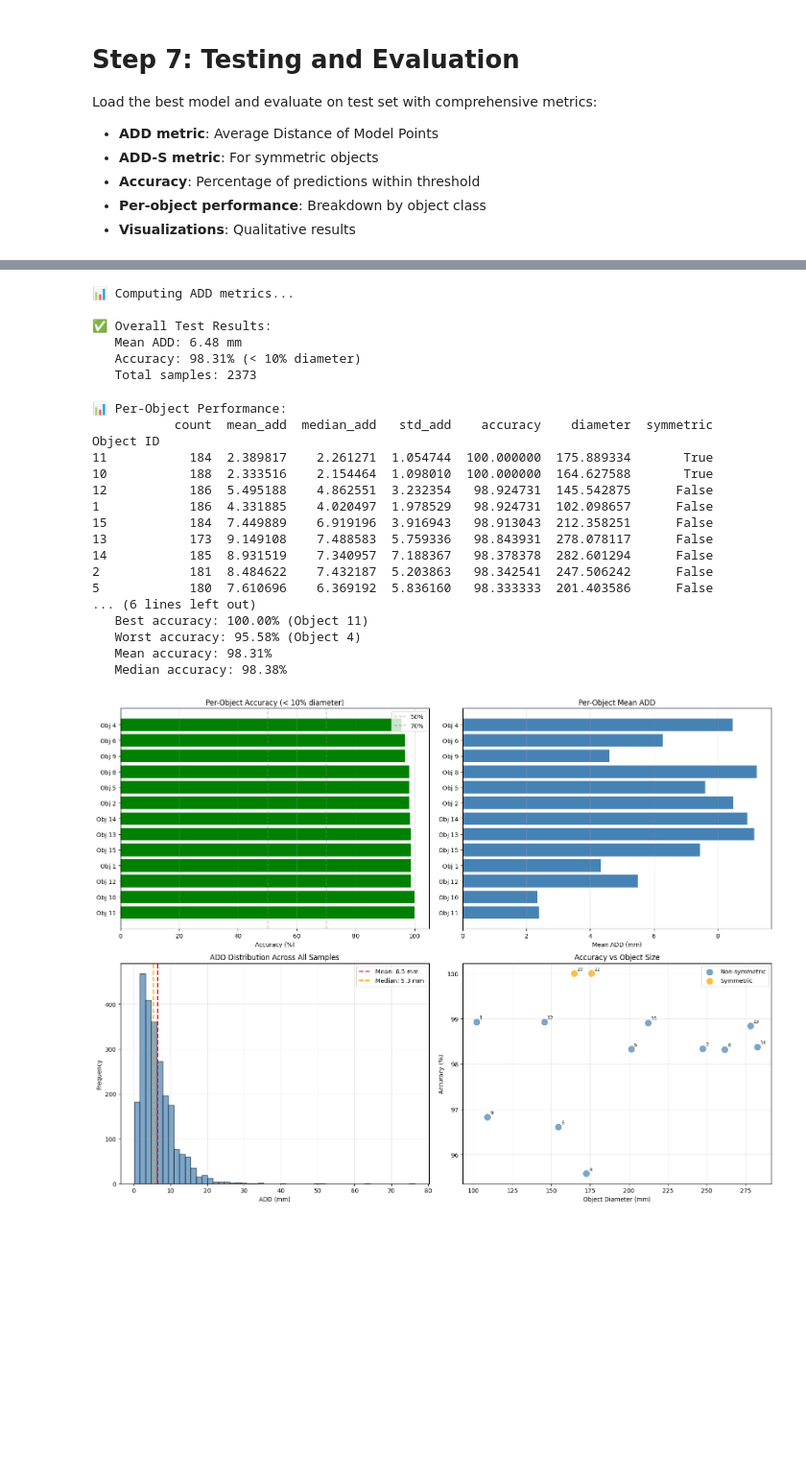
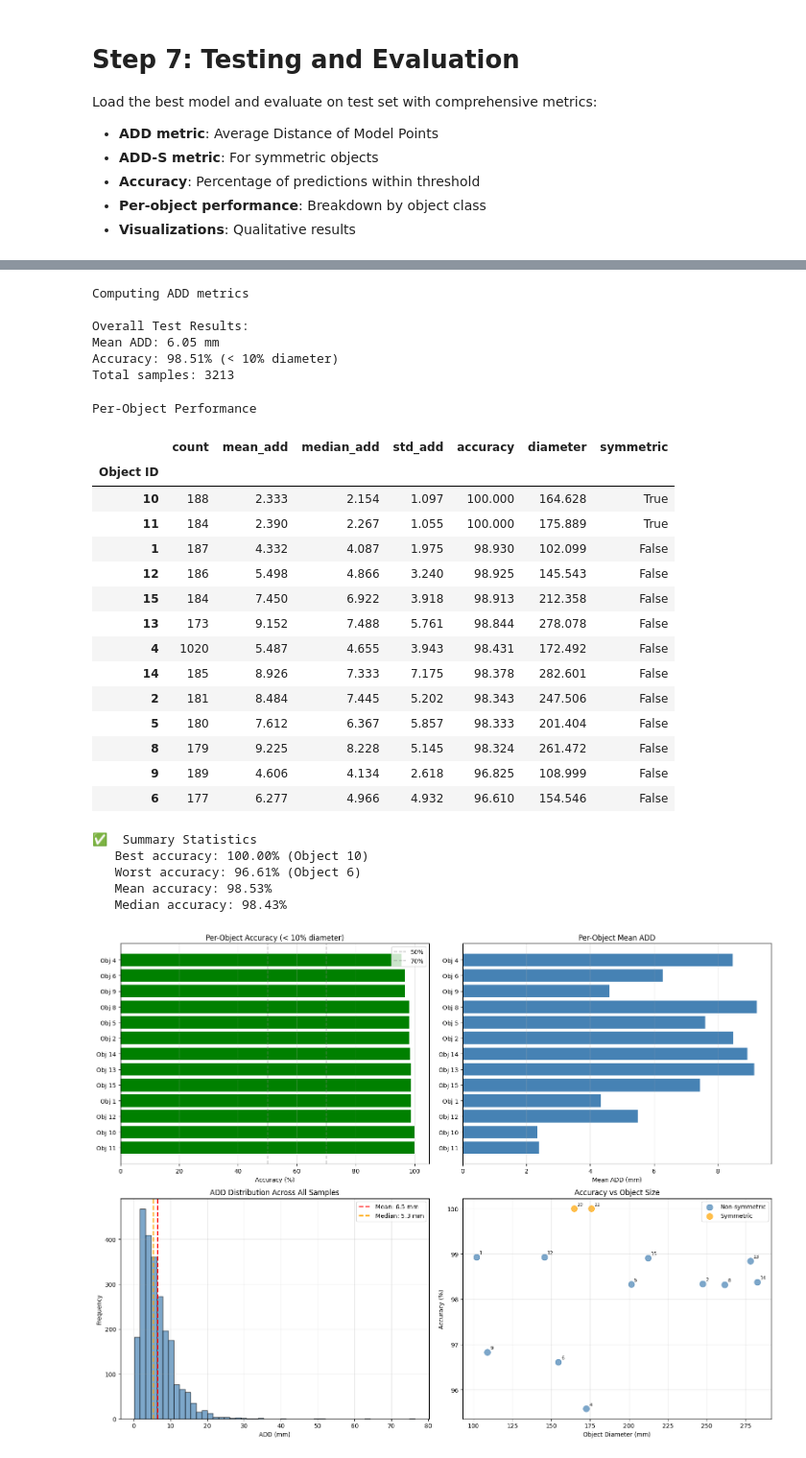
Before and after one commit to ghMellow/polito-aml-6D-pose-estimation, a Jupyter notebook: notebooks/training_rgbd_endtoend.ipynb, the cells around one changed output, grey strips where cells are left out. Shown at 96% size. Saved outputs shown, nothing was run; the diff lists cells and outputs as text; code cells hidden in the pictures; blank space fills up the shorter version.

```diff
--- a/notebooks/training_rgbd_endtoend.ipynb
+++ b/notebooks/training_rgbd_endtoend.ipynb
@@ -727,8 +724,6 @@ print(f"   Unique objects: {len(set(all_obj_ids))}")
 # %%
 # Compute ADD metrics
-print("📊 Computing ADD metrics...")
-#all_pred_t = all_pred_t / 1000
-#all_gt_t = all_gt_t / 1000
+print("Computing ADD metrics")
 
 results = compute_add_batch_full_pose(
     pred_R_batch=all_pred_R,
@@ -743,75 +738,78 @@ results = compute_add_batch_full_pose(
 )
 
 # Print overall metrics
-print(f"\n✅ Overall Test Results:")
-print(f"   Mean ADD: {results['mean_add']:.2f} mm")
-print(f"   Accuracy: {results['accuracy']*100:.2f}% (< {Config.ADD_THRESHOLD*100:.0f}% diameter)")
-print(f"   Total samples: {len(results['add_values'])}")
+print(f"\nOverall Test Results:")
+print(f"Mean ADD: {results['mean_add']:.2f} mm")
+print(f"Accuracy: {results['accuracy']*100:.2f}% (< {Config.ADD_THRESHOLD*100:.0f}% diameter)")
+print(f"Total samples: {len(results['add_values'])}")
 # %% [output]
-📊 Computing ADD metrics...
+Computing ADD metrics
 
-✅ Overall Test Results:
-   Mean ADD: 6.48 mm
-   Accuracy: 98.31% (< 10% diameter)
-   Total samples: 2373
+Overall Test Results:
+Mean ADD: 6.05 mm
+Accuracy: 98.51% (< 10% diameter)
+Total samples: 3213
 # %%
 # Per-object analysis
 import pandas as pd
 
-# Group results by object
 per_object_results = {}
 
 for obj_id in set(all_obj_ids):
-    # Get indices for this object
+    # Get indices
     indices = [i for i, oid in enumerate(all_obj_ids) if oid == obj_id]
 
     # Extract metrics for this object
     obj_add_values = [results['add_values'][i] for i in indices]
     obj_is_correct = [results['is_correct'][i] for i in indices]
 
     # Compute statistics
     per_object_results[obj_id] = {
         'count': len(indices),
         'mean_add': np.mean(obj_add_values),
         'median_add': np.median(obj_add_values),
         'std_add': np.std(obj_add_values),
         'accuracy': np.mean(obj_is_correct) * 100,
         'diameter': models_info[obj_id]['diameter'],
         'symmetric': obj_id in Config.SYMMETRIC_OBJECTS
     }
 
 # Create DataFrame for better visualization
 df_results = pd.DataFrame.from_dict(per_object_results, orient='index')
 df_results.index.name = 'Object ID'
 df_results = df_results.sort_values('accuracy', ascending=False)
 
-print("\n📊 Per-Object Performance:")
-print(df_results.to_string())
+print("\nPer-Object Performance")
+display(df_results.round(3))
 
 # Summary statistics
-print(f"\n📈 Summary Statistics:")
+print(f"\n✅  Summary Statistics")
 print(f"   Best accuracy: {df_results['accuracy'].max():.2f}% (Object {df_results['accuracy'].idxmax()})")
 print(f"   Worst accuracy: {df_results['accuracy'].min():.2f}% (Object {df_results['accuracy'].idxmin()})")
 print(f"   Mean accuracy: {df_results['accuracy'].mean():.2f}%")
 print(f"   Median accuracy: {df_results['accuracy'].median():.2f}%")
 # %% [output]
-📊 Per-Object Performance:
-           count  mean_add  median_add   std_add    accuracy    diameter  symmetric
-Object ID
-11           184  2.389817    2.261271  1.054744  100.000000  175.889334       True
-10           188  2.333516    2.154464  1.098010  100.000000  164.627588       True
-12           186  5.495188    4.862551  3.232354   98.924731  145.542875      False
-1            186  4.331885    4.020497  1.978529   98.924731  102.098657      False
-15           184  7.449889    6.919196  3.916943   98.913043  212.358251      False
-13           173  9.149108    7.488583  5.759336   98.843931  278.078117      False
-14           185  8.931519    7.340957  7.188367   98.378378  282.601294      False
-2            181  8.484622    7.432187  5.203863   98.342541  247.506242      False
-5            180  7.610696    6.369192  5.836160   98.333333  201.403586      False
-... (6 lines left out)
-   Best accuracy: 100.00% (Object 11)
-   Worst accuracy: 95.58% (Object 4)
-   Mean accuracy: 98.31%
-   Median accuracy: 98.38%
+Per-Object Performance
+|  | count | mean_add | median_add | std_add | accuracy | diameter | symmetric |
+| Object ID |  |  |  |  |  |  |  |
+| 10 | 188 | 2.333 | 2.154 | 1.097 | 100.000 | 164.628 | True |
+| 11 | 184 | 2.390 | 2.267 | 1.055 | 100.000 | 175.889 | True |
+| 1 | 187 | 4.332 | 4.087 | 1.975 | 98.930 | 102.099 | False |
+| 12 | 186 | 5.498 | 4.866 | 3.240 | 98.925 | 145.543 | False |
+| 15 | 184 | 7.450 | 6.922 | 3.918 | 98.913 | 212.358 | False |
+| 13 | 173 | 9.152 | 7.488 | 5.761 | 98.844 | 278.078 | False |
+| 4 | 1020 | 5.487 | 4.655 | 3.943 | 98.431 | 172.492 | False |
+| 14 | 185 | 8.926 | 7.333 | 7.175 | 98.378 | 282.601 | False |
+| 2 | 181 | 8.484 | 7.445 | 5.202 | 98.343 | 247.506 | False |
+| 5 | 180 | 7.612 | 6.367 | 5.857 | 98.333 | 201.404 | False |
+| 8 | 179 | 9.225 | 8.228 | 5.145 | 98.324 | 261.472 | False |
+| 9 | 189 | 4.606 | 4.134 | 2.618 | 96.825 | 108.999 | False |
+| 6 | 177 | 6.277 | 4.966 | 4.932 | 96.610 | 154.546 | False |
+✅  Summary Statistics
+   Best accuracy: 100.00% (Object 10)
+   Worst accuracy: 96.61% (Object 6)
+   Mean accuracy: 98.53%
+   Median accuracy: 98.43%
 # %%
 # Visualize per-object results
 fig, axes = plt.subplots(2, 2, figsize=(16, 12))
```
Also changed, not shown: parts of 13 cells of this notebook.
